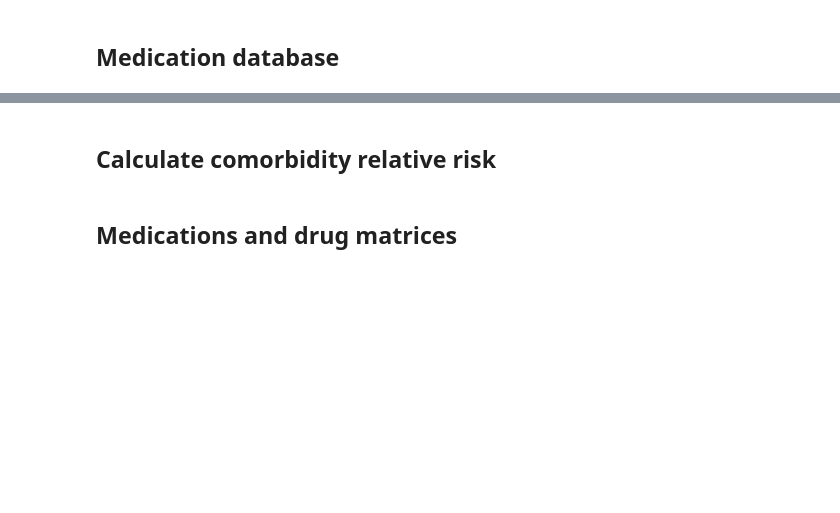
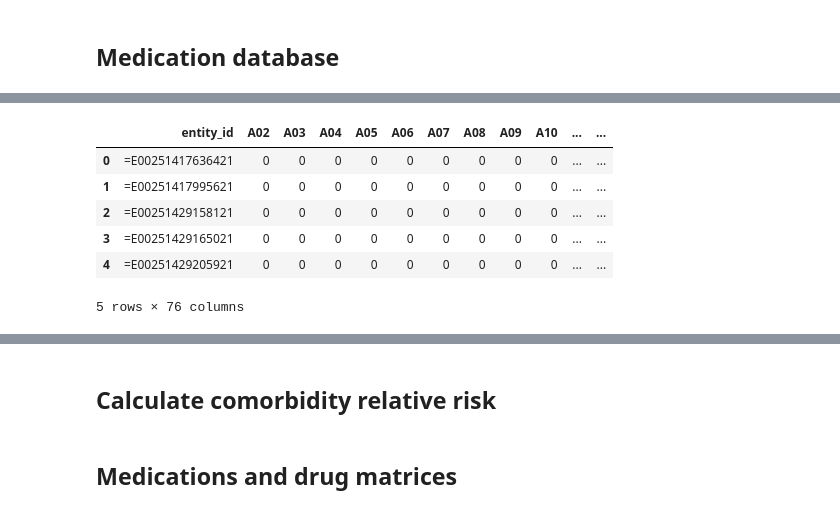
Before and after one commit to xdurana/gcat-health-forecast, a Jupyter notebook: notebooks/Drugs and medications correlation matrix.ipynb, the cells around one changed output, grey strips where cells are left out. Saved outputs shown, nothing was run; the diff lists cells and outputs as text; code cells hidden in the pictures; blank space fills up the shorter version.

```diff
--- a/notebooks/Drugs and medications correlation matrix.ipynb
+++ b/notebooks/Drugs and medications correlation matrix.ipynb
@@ -74,0 +88,13 @@ phenotypes = phenotypes.drop('entity_id', 1)
+# %%
+ds = pd.read_csv('/home/labs/dnalab/share/lims/R/gcat-cleaning-data/output/check/atc/data.csv')
+ds_drop = ds.dropna().copy()
+ds_drop.rename(columns=lambda x: x.replace('atc_', ''), inplace=True)
+ds_drop.head()
+# %% [output]
+|  | entity_id | A02 | A03 | A04 | A05 | A06 | A07 | A08 | A09 | A10 | ... | ... |
+| 0 | =E00251417636421 | 0 | 0 | 0 | 0 | 0 | 0 | 0 | 0 | 0 | ... | ... |
+| 1 | =E00251417995621 | 0 | 0 | 0 | 0 | 0 | 0 | 0 | 0 | 0 | ... | ... |
+| 2 | =E00251429158121 | 0 | 0 | 0 | 0 | 0 | 0 | 0 | 0 | 0 | ... | ... |
+| 3 | =E00251429165021 | 0 | 0 | 0 | 0 | 0 | 0 | 0 | 0 | 0 | ... | ... |
+| 4 | =E00251429205921 | 0 | 0 | 0 | 0 | 0 | 0 | 0 | 0 | 0 | ... | ... |
+5 rows × 76 columns
```
Also changed, not shown: parts of 34 cells of this notebook, 34 other files.
